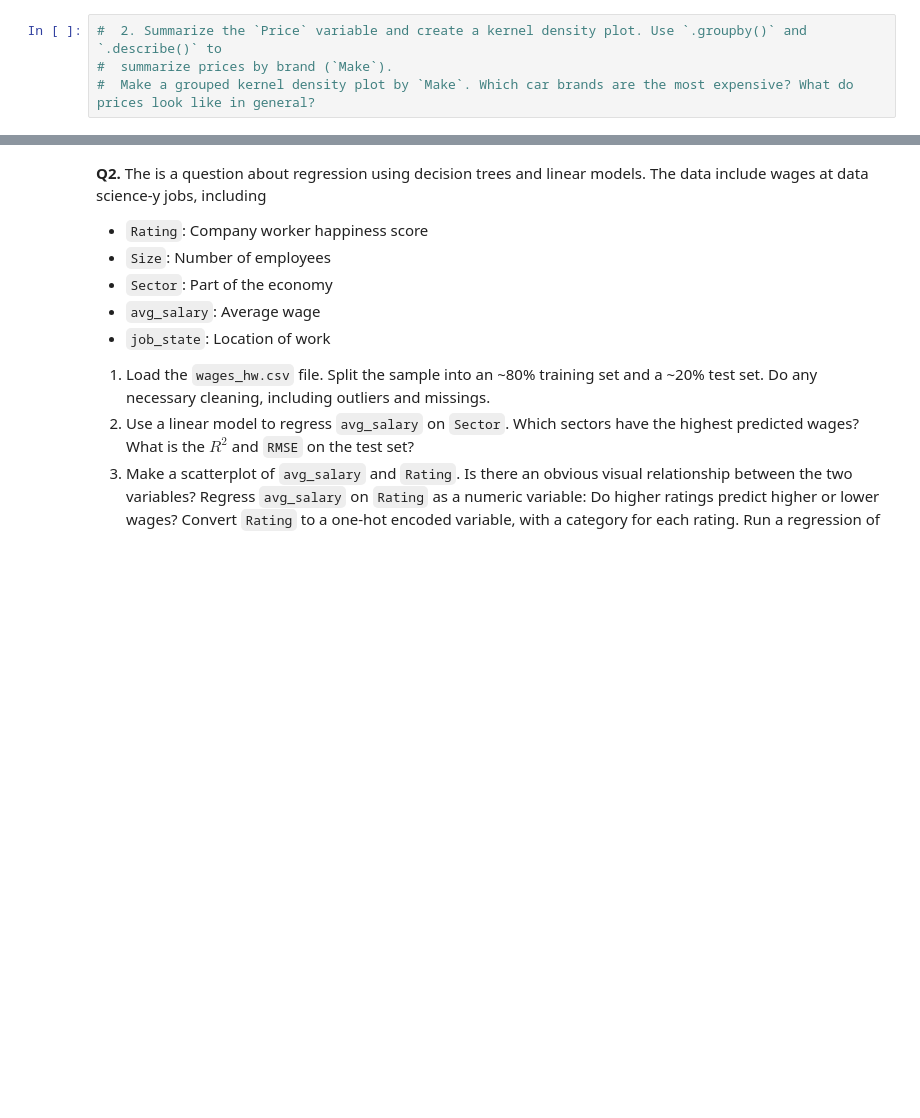
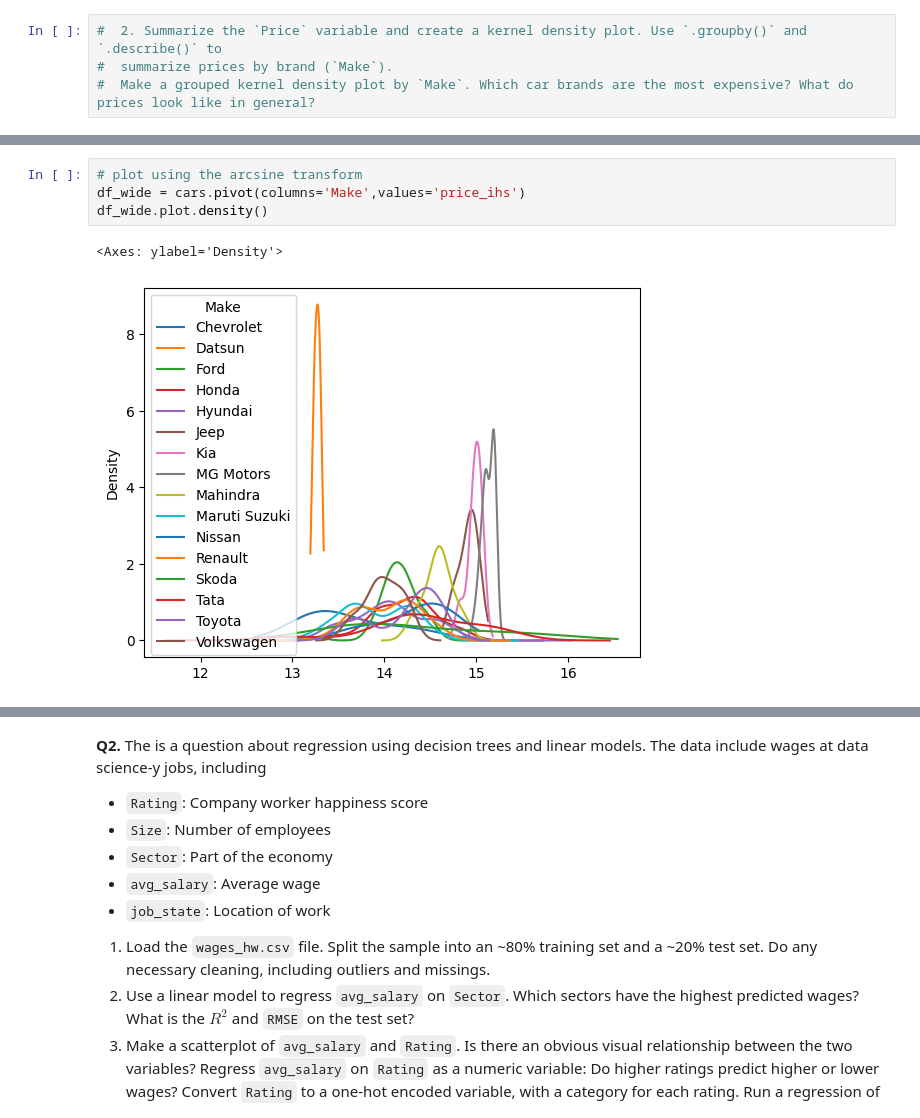
Before and after one commit to BAltenburger/assignment4, a Jupyter notebook: assignment4.ipynb, the cells around one changed output, grey strips where cells are left out. Cells and saved outputs as stored; diff of their text form; blank space fills up the shorter version.

```diff
--- a/assignment4.ipynb
+++ b/assignment4.ipynb
@@ -74,0 +103,7 @@ display(cars)
+# %%
+# plot using the arcsine transform
+df_wide = cars.pivot(columns='Make',values='price_ihs')
+df_wide.plot.density()
+# %% [output]
+<Axes: ylabel='Density'>
+[figure, added]
```
Also changed, not shown: parts of 5 cells of this notebook.
